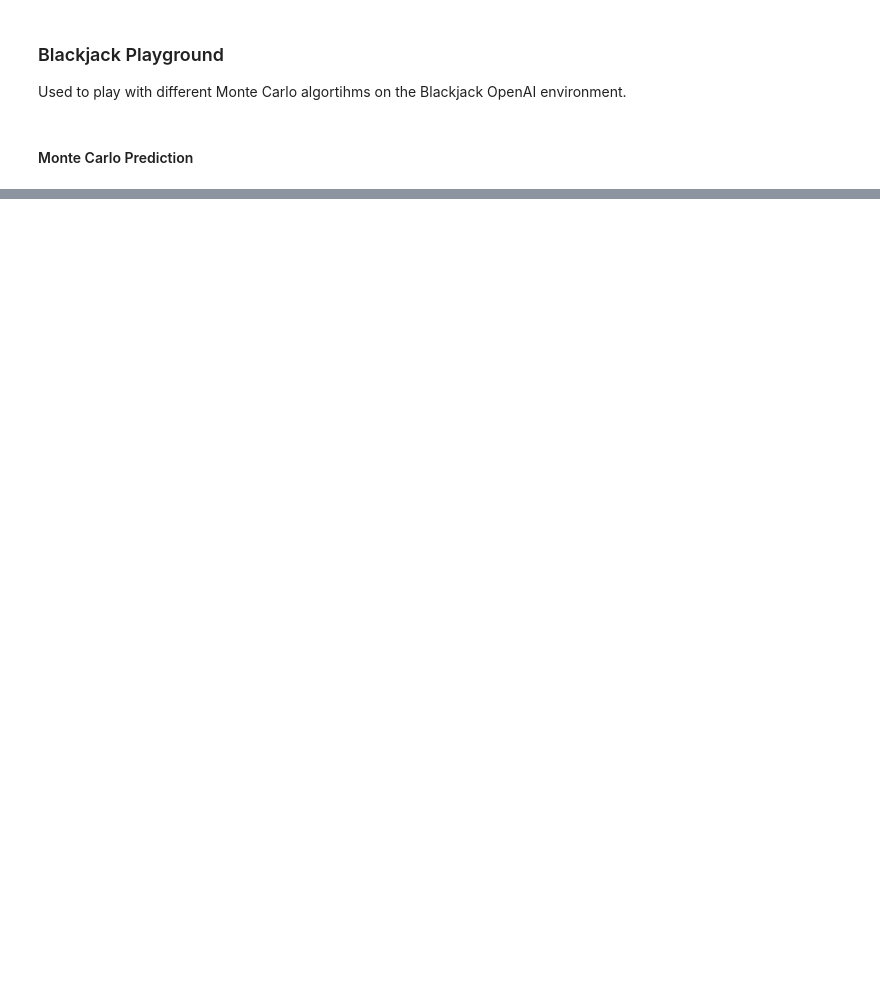
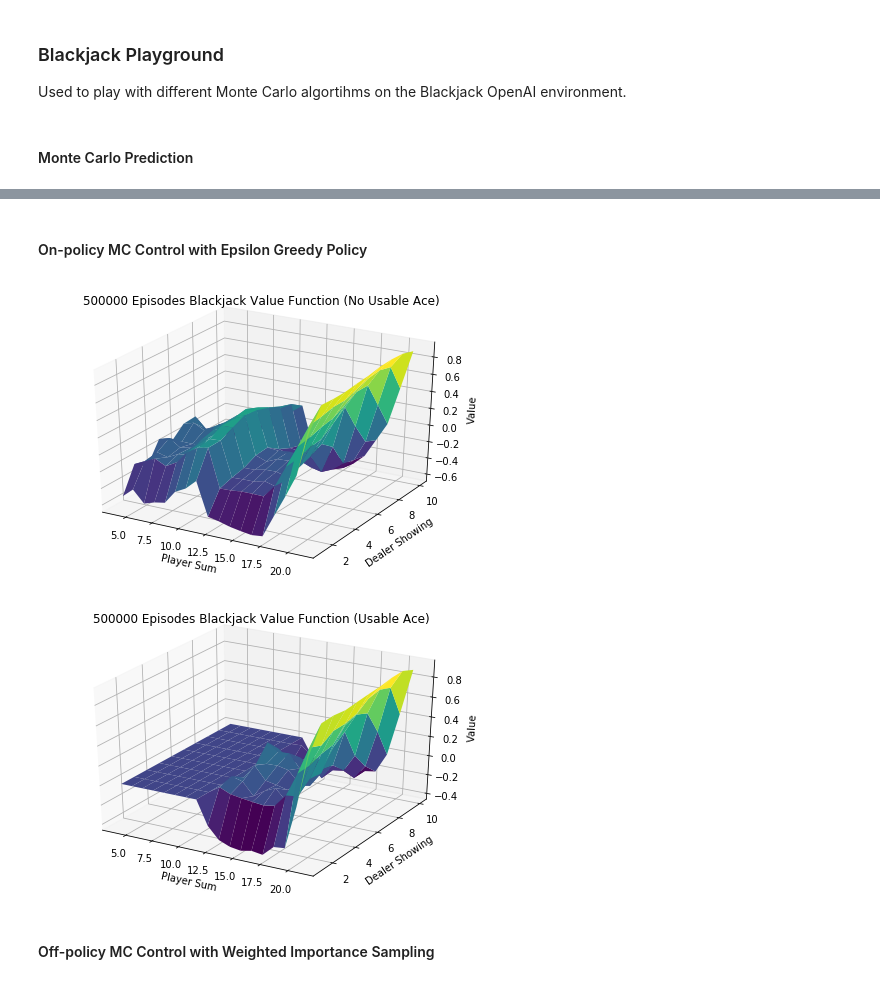
Before and after one commit to BogdanFloris/Reinforcement-Learning, a Jupyter notebook: playgrounds/blackjack_playground.ipynb, the cells around one changed output, grey strips where cells are left out. Saved outputs shown, nothing was run; the diff lists cells and outputs as text; code cells hidden in the pictures; blank space fills up the shorter version.

Commit message:
finished playground for blackjack; experiments with all mc algorithms

```diff
--- a/playgrounds/blackjack_playground.ipynb
+++ b/playgrounds/blackjack_playground.ipynb
@@ -70,0 +43,12 @@ plot_value_function_blackjack(state_values, '{} Episodes Blackjack Value Functio
+# %% [markdown]
+#### On-policy MC Control with Epsilon Greedy Policy
+# %%
+q, _ = mc.mc_control_eps_greedy(env, no_episodes=500000)
+state_values = create_state_value_function(q)
+# %%
+plot_value_function_blackjack(state_values, '{} Episodes Blackjack Value Function'.format(episodes))
+# %% [output]
+[figure, added]
+[figure, added]
+# %% [markdown]
+#### Off-policy MC Control with Weighted Importance Sampling
```
Also changed, not shown: parts of 7 cells of this notebook, 2 other files.
